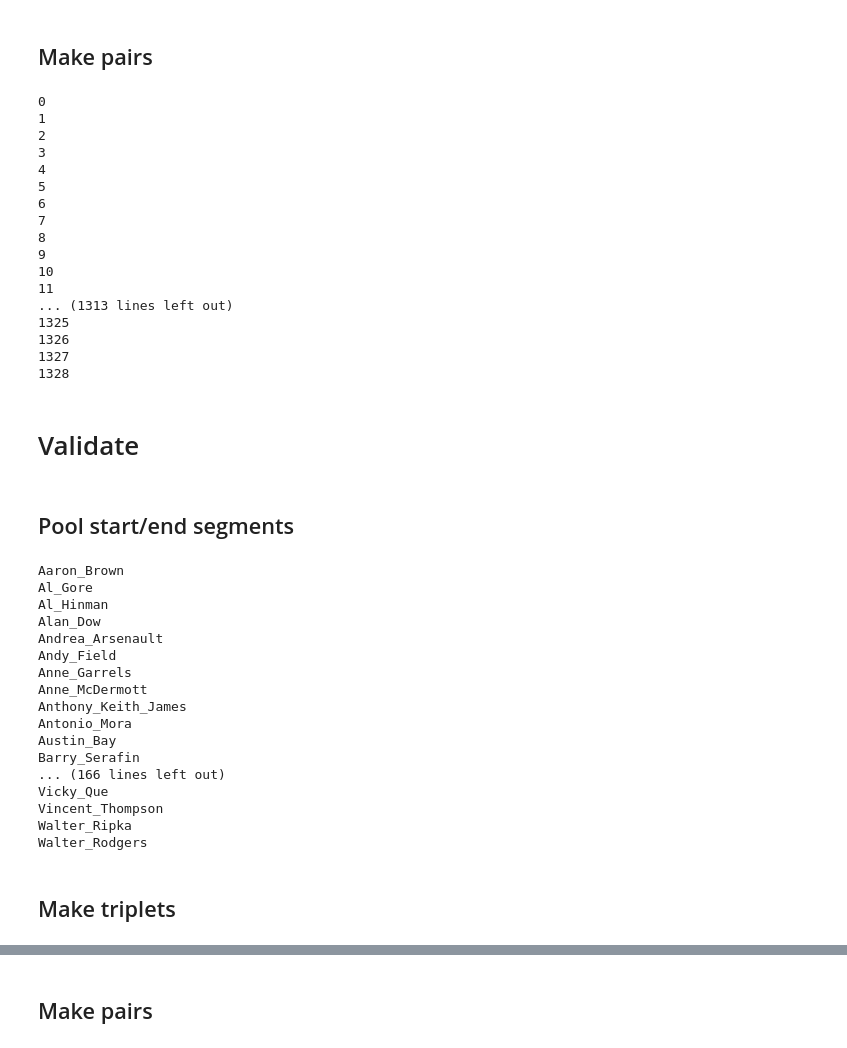
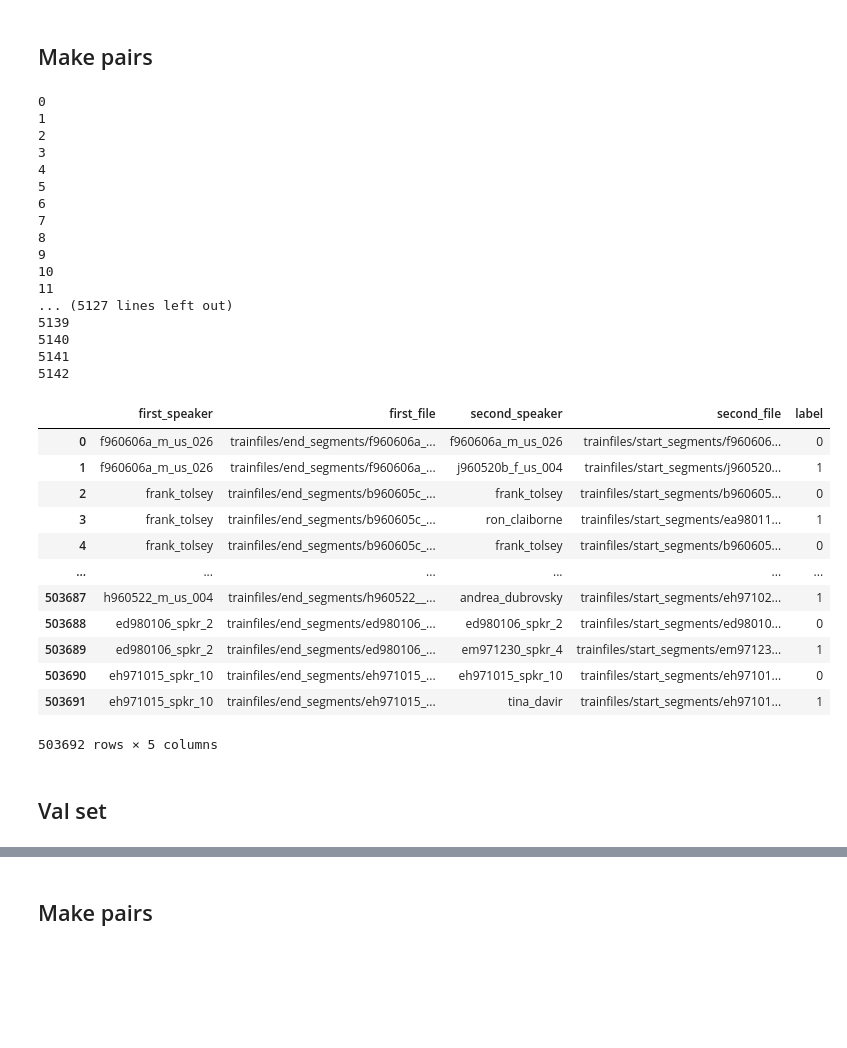
Before and after one commit to JunzheJosephZhu/Identifying-Speakers-in-Cocktail-Parties-with-E2E-Attention, a Jupyter notebook: train_preprocessing-Copy1.ipynb, the cells around one changed output, grey strips where cells are left out. Cells and saved outputs as stored; diff of their text form; code cells hidden in the pictures; blank space fills up the shorter version.

```diff
--- a/train_preprocessing-Copy1.ipynb
+++ b/train_preprocessing-Copy1.ipynb
@@ -388,8 +388,8 @@ for _, anchor_speaker in enumerate(speakers_train):
     anchor_indices = np.arange(len(anchor_segments))
     positive_indices = np.arange(len(positive_segments))
     np.random.shuffle(anchor_indices)# shuffle the anchor segments
-    n_s = min(len(anchor_segments), 35)
-    n_p = min(len(positive_segments), 35)
+    n_s = min(len(anchor_segments), 50)
+    n_p = min(len(positive_segments), 50)
     for i in range(n_s): #iterate over anchors
         anchor_segment = anchor_segments.iloc[anchor_indices[i]]
         np.random.shuffle(positive_indices)
@@ -397,75 +397,65 @@ for _, anchor_speaker in enumerate(speakers_train):
             # positive examples
             positive_segment = positive_segments.iloc[positive_indices[j]]
             pos_row = {'first_speaker': anchor_speaker, 'first_file': anchor_segment['segfile'],
                        'second_speaker': anchor_speaker, 'second_file': positive_segment['segfile'],
                        'label': 0} # no speaker change
             # negative examples
             negative_speaker = negative_speakers[np.random.randint(0, len(negative_speakers))]
             negative_segments = start_by_speaker_train[negative_speaker] # segments for a specific random speaker
             negative_segment = negative_segments.iloc[np.random.randint(0, len(negative_segments))]
             neg_row = {'first_speaker': anchor_speaker, 'first_file': anchor_segment['segfile'],
                'second_speaker': negative_speaker, 'second_file': negative_segment['segfile'],
                'label': 1} # has speaker change
             pairs.append(pos_row)
             pairs.append(neg_row)
 pairs = pd.DataFrame(pairs)
 pairs.to_csv('trainfiles/train-pairs.csv')
 pairs
 # %% [output]
 0
 1
 2
 3
 4
 5
 6
 7
 8
 9
 10
 11
-... (1313 lines left out)
-1325
-1326
-1327
-1328
+... (5127 lines left out)
+5139
+5140
+5141
+5142
+|  | first_speaker | first_file | second_speaker | second_file | label |
+| 0 | f960606a_m_us_026 | trainfiles/end_segments/f960606a_... | f960606a_m_us_026 | trainfiles/start_segments/f960606... | 0 |
+| 1 | f960606a_m_us_026 | trainfiles/end_segments/f960606a_... | j960520b_f_us_004 | trainfiles/start_segments/j960520... | 1 |
+| 2 | frank_tolsey | trainfiles/end_segments/b960605c_... | frank_tolsey | trainfiles/start_segments/b960605... | 0 |
+| 3 | frank_tolsey | trainfiles/end_segments/b960605c_... | ron_claiborne | trainfiles/start_segments/ea98011... | 1 |
+| 4 | frank_tolsey | trainfiles/end_segments/b960605c_... | frank_tolsey | trainfiles/start_segments/b960605... | 0 |
+| ... | ... | ... | ... | ... | ... |
+| 503687 | h960522_m_us_004 | trainfiles/end_segments/h960522__... | andrea_dubrovsky | trainfiles/start_segments/eh97102... | 1 |
+| 503688 | ed980106_spkr_2 | trainfiles/end_segments/ed980106_... | ed980106_spkr_2 | trainfiles/start_segments/ed98010... | 0 |
+| 503689 | ed980106_spkr_2 | trainfiles/end_segments/ed980106_... | em971230_spkr_4 | trainfiles/start_segments/em97123... | 1 |
+| 503690 | eh971015_spkr_10 | trainfiles/end_segments/eh971015_... | eh971015_spkr_10 | trainfiles/start_segments/eh97101... | 0 |
+| 503691 | eh971015_spkr_10 | trainfiles/end_segments/eh971015_... | tina_davir | trainfiles/start_segments/eh97101... | 1 |
+503692 rows × 5 columns
-# %% [markdown]
-# Validate
-# %% [markdown]
-## Pool start/end segments
+# %% [markdown]
+## Val set
 # %%
-# sample val data
-start_df = start_df[int(len(start_df)*0.9):]
-end_df = end_df[int(len(end_df)*0.9):]
-
-segments_df = start_df.append(end_df, ignore_index = True)
-segments_by_speaker = {}
+start_df_val = start_df[int(len(start_df)*0.9):]
+end_df_val = end_df[int(len(end_df)*0.9):]
+segments_df_val = start_df_val.append(end_df_val, ignore_index = True)
+segments_by_speaker_val = {}
 # for faster fetching of triplets negative speaker
 for speaker in speakers:
-    segments_by_speaker[speaker] = segments_df[segments_df['speaker'] == speaker]
+    segments_by_speaker_val[speaker] = segments_df_val[segments_df_val['speaker'] == speaker]
 # for faster fetching of pairs negative speaker
-start_segments_by_speaker = {}
+start_by_speaker_val = {}
 for speaker in speakers:
-    start_segments_by_speaker[speaker] = start_df[start_df['speaker'] == speaker]
+    start_by_speaker_val[speaker] = start_df_val[start_df_val['speaker'] == speaker]
+end_by_speaker_val = {}
 for speaker in speakers:
-    print(speaker)
+    end_by_speaker_val[speaker] = end_df_val[end_df_val['speaker'] == speaker]
-# %% [output]
-Aaron_Brown
-Al_Gore
-Al_Hinman
-Alan_Dow
-Andrea_Arsenault
-Andy_Field
-Anne_Garrels
-Anne_McDermott
-Anthony_Keith_James
-Antonio_Mora
-Austin_Bay
-Barry_Serafin
-... (166 lines left out)
-Vicky_Que
-Vincent_Thompson
-Walter_Ripka
-Walter_Rodgers
-# %% [markdown]
-## Make triplets
```
Also changed, not shown: parts of 3 cells of this notebook, 1 other file.
